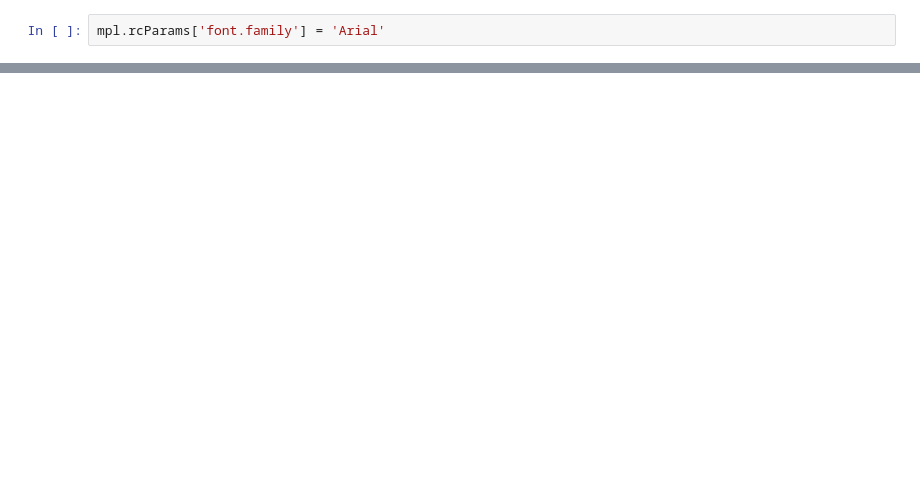
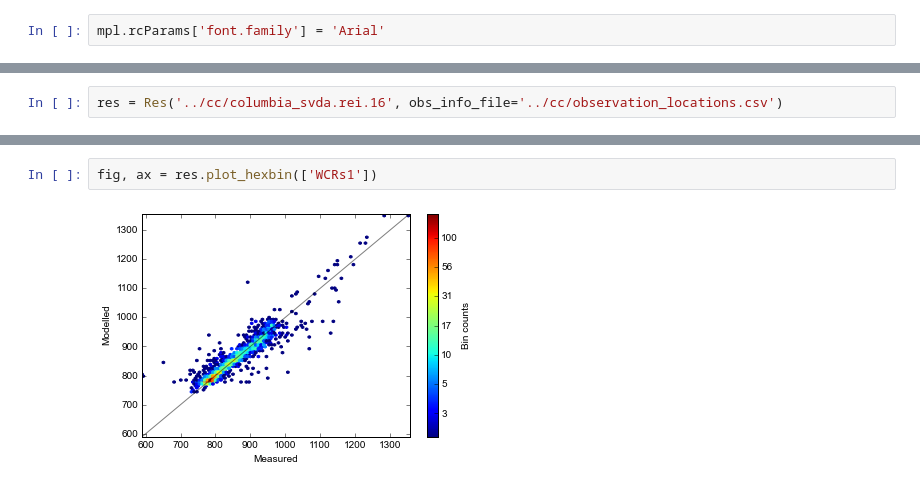
Before and after one commit to PESTools/pestools, a Jupyter notebook: examples/MFpaper_suggestions.ipynb, the cells around one changed output, grey strips where cells are left out. Saved outputs shown, nothing was run; the diff lists cells and outputs as text; blank space fills up the shorter version.

```diff
--- a/examples/MFpaper_suggestions.ipynb
+++ b/examples/MFpaper_suggestions.ipynb
@@ -13,0 +12,2 @@ co using Jeremy's errvar class in pyemu
+# %%
+res = Res('../cc/columbia_svda.rei.16', obs_info_file='../cc/observation_locations.csv')
@@ -13,0 +32,4 @@ co using Jeremy's errvar class in pyemu
+# %%
+fig, ax = res.plot_hexbin(['WCRs1'])
+# %% [output]
+[figure, added]
```
Also changed, not shown: parts of 13 cells of this notebook, 5 other files.
